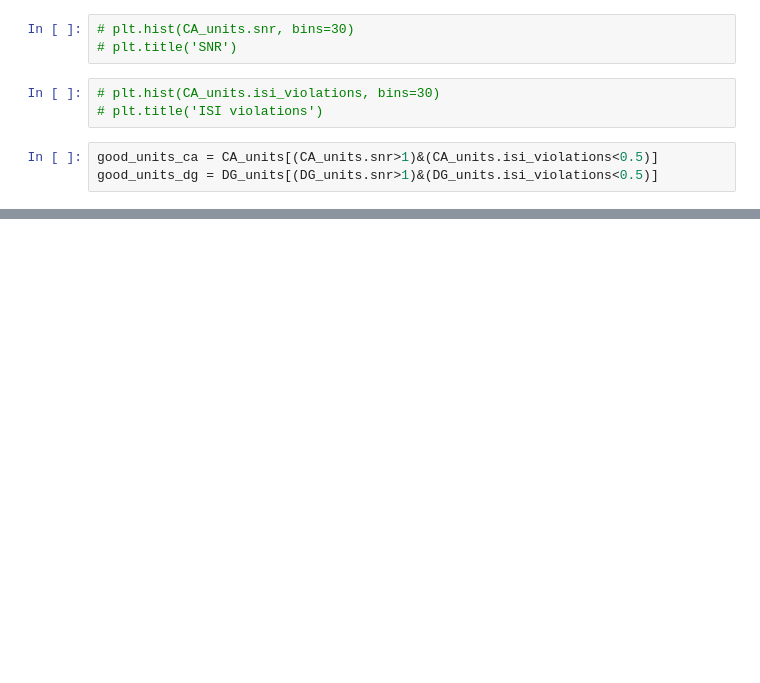
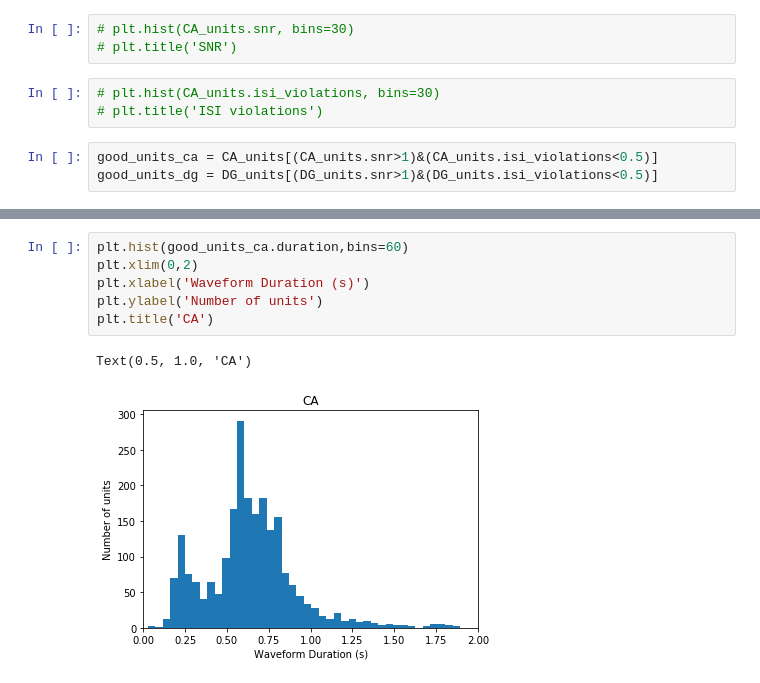
Before and after one commit to AllenInstitute/swdb_2019_student, a Jupyter notebook: buzsaki_notebooks/hippo_FS.ipynb, the cells around one changed output, grey strips where cells are left out. Drawn from its saved outputs; the diff is of its cells as text; blank space fills up the shorter version.

```diff
--- a/buzsaki_notebooks/hippo_FS.ipynb
+++ b/buzsaki_notebooks/hippo_FS.ipynb
@@ -92,0 +110,9 @@ Index(['PT_ratio', 'amplitude', 'amplitude_cutoff', 'cluster_id',
+# %%
+plt.hist(good_units_ca.duration,bins=60)
+plt.xlim(0,2)
+plt.xlabel('Waveform Duration (s)')
+plt.ylabel('Number of units')
+plt.title('CA')
+# %% [output]
+Text(0.5, 1.0, 'CA')
+[figure, added]
```
Also changed, not shown: parts of 22 cells of this notebook.
